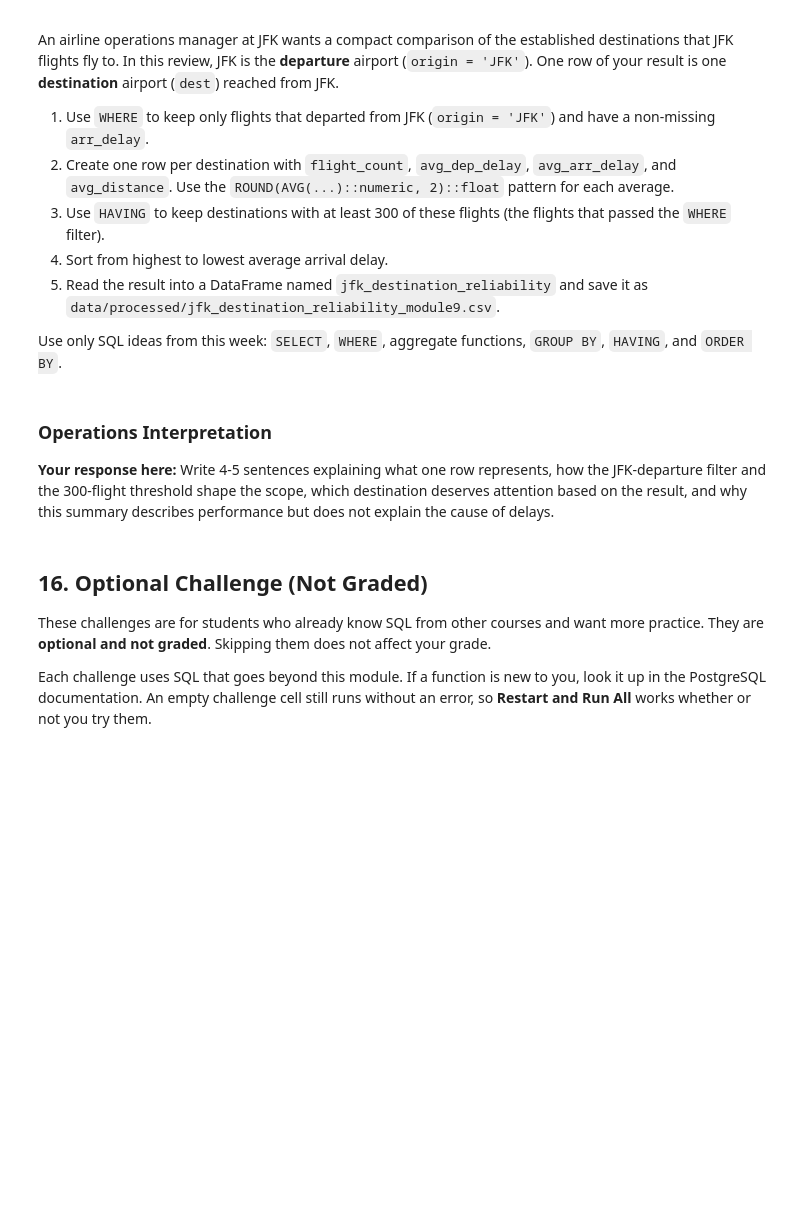
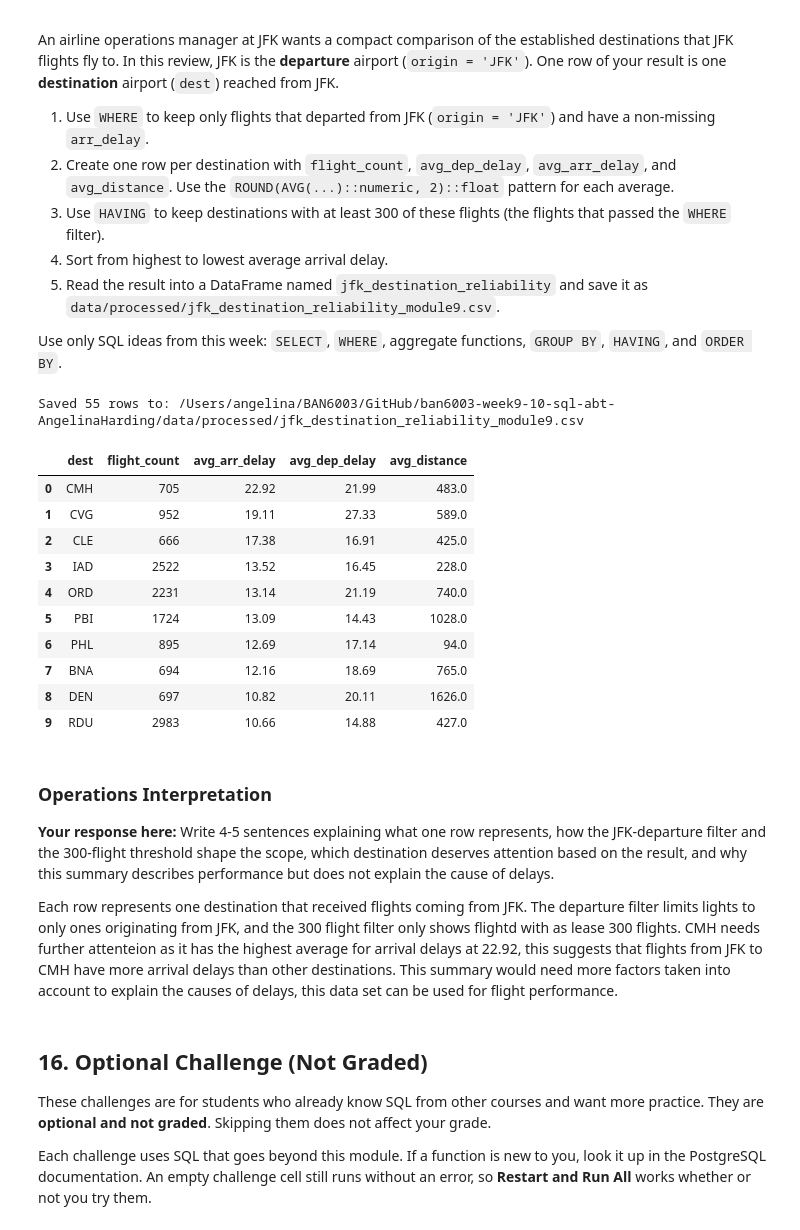
Before and after one commit to angelinaharding0301/ban6003-week9-10-sql-abt-AngelinaHarding, a Jupyter notebook: notebooks/module9_neon_sql_fundamentals_guided_lab.ipynb, the cells around one changed output. Saved outputs shown, nothing was run; the diff lists cells and outputs as text; code cells hidden in the pictures; blank space fills up the shorter version.

Commit message:
Complete Module 9 Neon SQL fundamentals lab

```diff
--- a/notebooks/module9_neon_sql_fundamentals_guided_lab.ipynb
+++ b/notebooks/module9_neon_sql_fundamentals_guided_lab.ipynb
@@ -842,29 +952,60 @@ Use only SQL ideas from this week: `SELECT`, `WHERE`, aggregate functions, `GROU
 # %%
 # Offline Assignment - write and run your SQL query here.
 # Suggested SQL order:
 # SELECT dest plus COUNT(*) and the three rounded AVG() expressions
 # FROM flights
 # WHERE origin = 'JFK' and arr_delay IS NOT NULL
 # GROUP BY dest
 # HAVING COUNT(*) >= 300
 # ORDER BY the average arrival-delay alias DESC
 query = """
-
+select
+    dest,
+    count(*) as flight_count,
+    round(avg(arr_delay)::numeric, 2):: float as avg_arr_delay,
+    round(avg(dep_delay)::numeric, 2):: float as avg_dep_delay,
+    round(avg(distance)::numeric, 2):: float as avg_distance
+from
+    flights
+where
+    origin = 'JFK' and arr_delay is not null
+group
+    by dest
+having
+    count(*) >= 300
+order by avg_arr_delay desc;
 """
 
 jfk_destination_reliability = run_query(query, engine)
 
 if jfk_destination_reliability.empty:
     print("Complete the offline SQL query before exporting.")
 else:
     offline_output_path = output_dir / "jfk_destination_reliability_module9.csv"
     jfk_destination_reliability.to_csv(offline_output_path, index=False)
     print(f"Saved {len(jfk_destination_reliability)} rows to: {offline_output_path}")
     display(jfk_destination_reliability.head(10))
+# %% [output]
+Saved 55 rows to: /Users/angelina/BAN6003/GitHub/ban6003-week9-10-sql-abt-AngelinaHarding/data/processed/jfk_destination_reliability_module9.csv
+|  | dest | flight_count | avg_arr_delay | avg_dep_delay | avg_distance |
+| 0 | CMH | 705 | 22.92 | 21.99 | 483.0 |
+| 1 | CVG | 952 | 19.11 | 27.33 | 589.0 |
+| 2 | CLE | 666 | 17.38 | 16.91 | 425.0 |
+| 3 | IAD | 2522 | 13.52 | 16.45 | 228.0 |
+| 4 | ORD | 2231 | 13.14 | 21.19 | 740.0 |
+| 5 | PBI | 1724 | 13.09 | 14.43 | 1028.0 |
+| 6 | PHL | 895 | 12.69 | 17.14 | 94.0 |
+| 7 | BNA | 694 | 12.16 | 18.69 | 765.0 |
+| 8 | DEN | 697 | 10.82 | 20.11 | 1626.0 |
+| 9 | RDU | 2983 | 10.66 | 14.88 | 427.0 |
 # %% [markdown]
 ### Operations Interpretation
 
 **Your response here:** Write 4-5 sentences explaining what one row represents, how the JFK-departure filter and the 300-flight threshold shape the scope, which destination deserves attention based on the result, and why this summary describes performance but does not explain the cause of delays.
+
+Each row represents one destination that received flights coming from JFK.
+The departure filter limits lights to only ones originating from JFK, and the 300 flight filter only shows flightd with as lease 300 flights.
+CMH needs further attenteion as it has the highest average for arrival delays at 22.92, this suggests that flights from JFK to CMH have more arrival delays than other destinations. This summary would need more factors taken into account to explain the causes of delays, this data set can be used for flight performance.
 # %% [markdown]
 ## 16. Optional Challenge (Not Graded)
 
```
Also changed, not shown: parts of 14 cells of this notebook, 2 other files.
